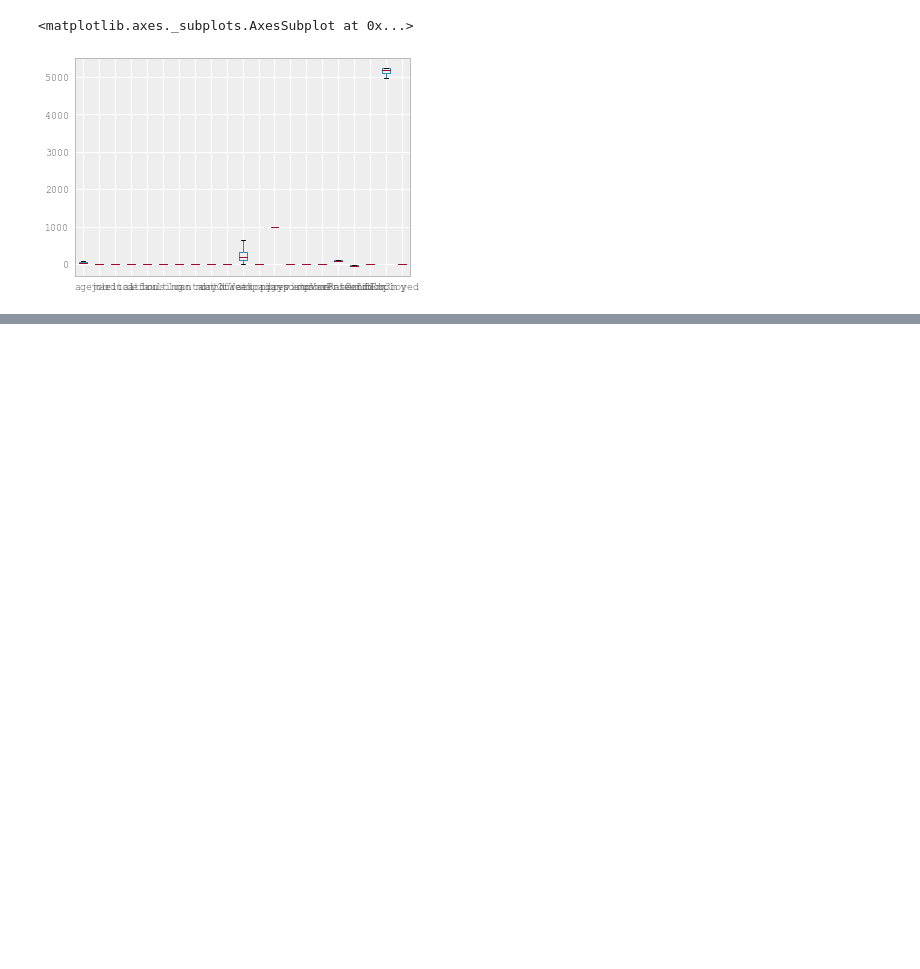
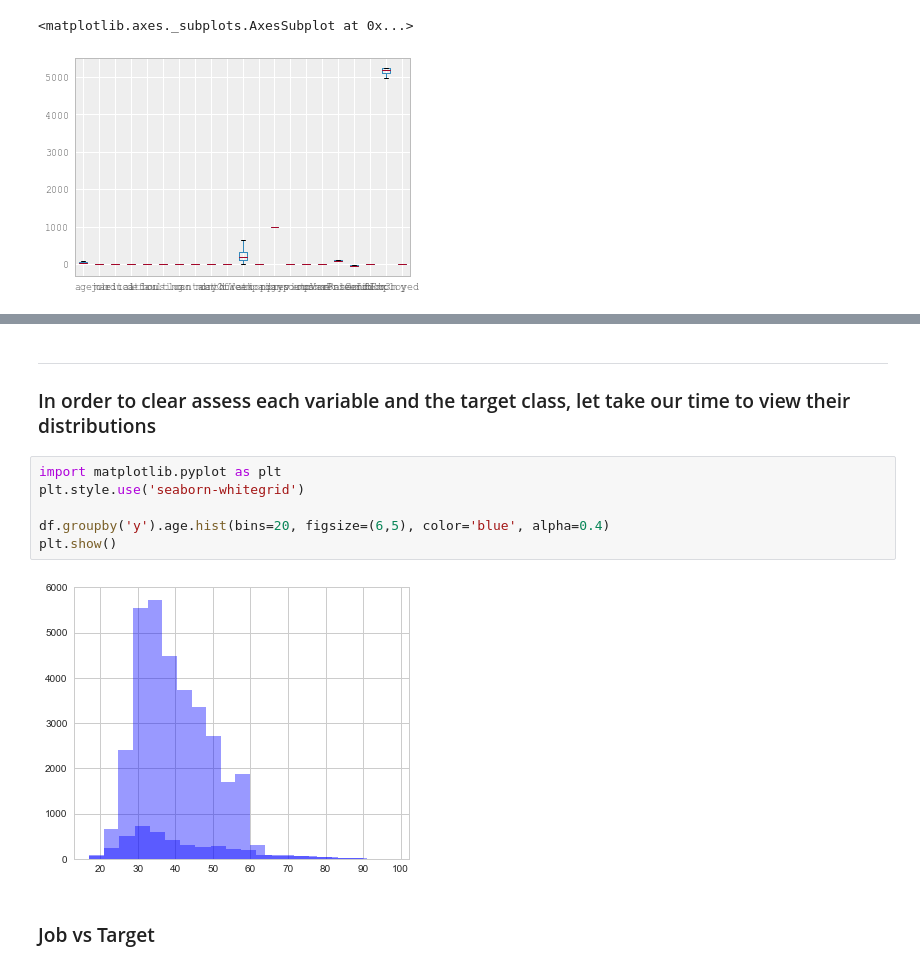
Before and after one commit to KingsleyNA/Customer-Response-Modeling, a Jupyter notebook: 3_Data_preparation_for_indepth_analyses.ipynb, the cells around one changed output, grey strips where cells are left out. Drawn from its saved outputs; the diff is of its cells as text; blank space fills up the shorter version.

```diff
--- a/3_Data_preparation_for_indepth_analyses.ipynb
+++ b/3_Data_preparation_for_indepth_analyses.ipynb
@@ -454,0 +477,13 @@ df.boxplot()
+# %% [markdown]
+***
+### In order to clear assess each variable and the target class, let take our time to view their distributions
+# %%
+import matplotlib.pyplot as plt
+plt.style.use('seaborn-whitegrid')
+
+df.groupby('y').age.hist(bins=20, figsize=(6,5), color='blue', alpha=0.4)
+plt.show()
+# %% [output]
+[figure, added]
+# %% [markdown]
+### Job vs Target
```
Also changed, not shown: parts of 5 cells of this notebook.
